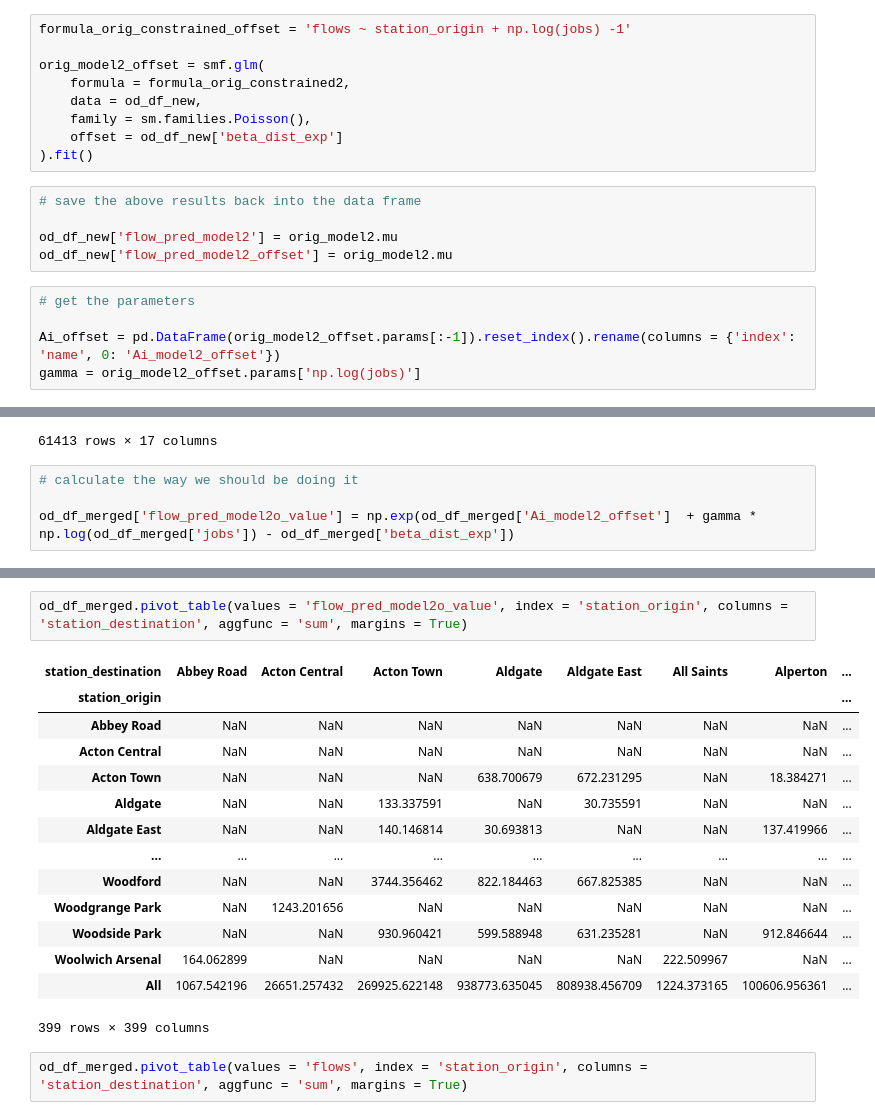
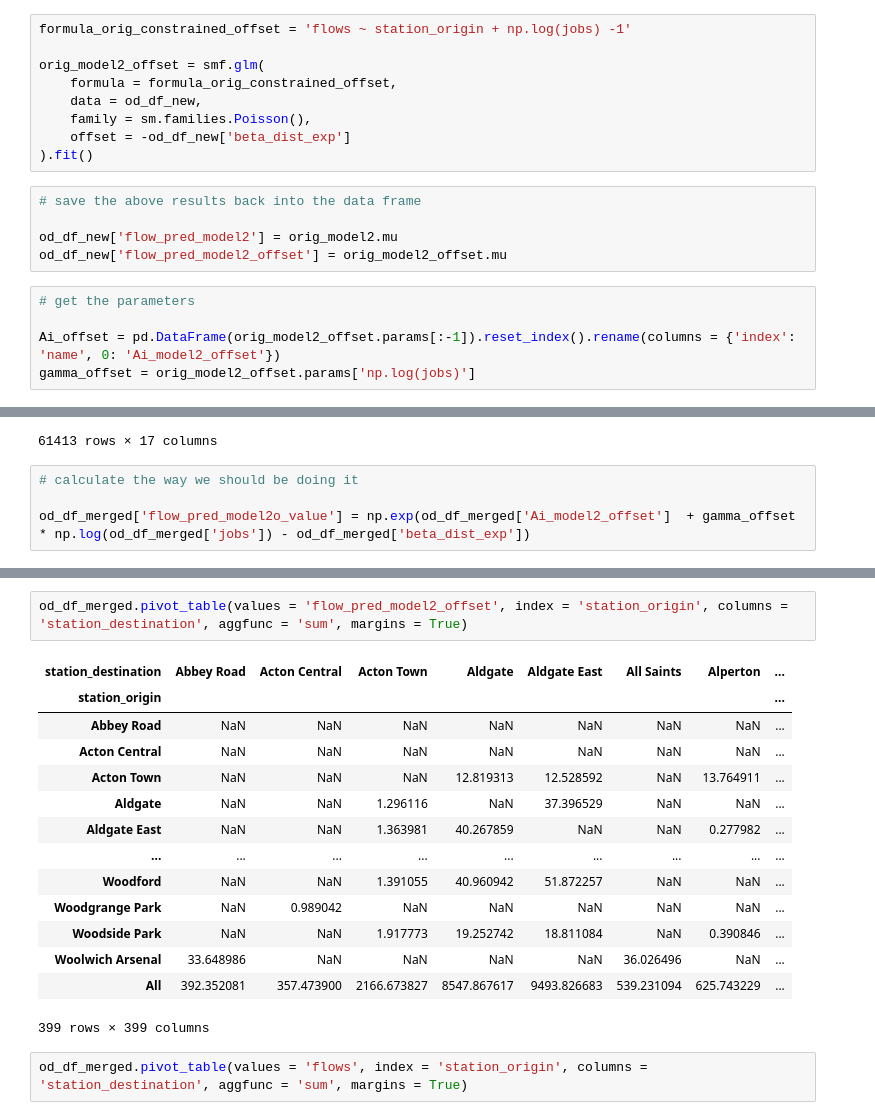
Before and after one commit to sokimura39/Urban_Simulation_Report, a Jupyter notebook: 02_spatial_interaction.ipynb, the cells around one changed output, grey strips where cells are left out. Saved outputs shown, nothing was run; the diff lists cells and outputs as text.

Commit message:
Updated model

```diff
--- a/02_spatial_interaction.ipynb
+++ b/02_spatial_interaction.ipynb
@@ -507,18 +507,18 @@ orig_model2= smf.glm(
 formula_orig_constrained_offset = 'flows ~ station_origin + np.log(jobs) -1'
 
 orig_model2_offset = smf.glm(
-    formula = formula_orig_constrained2,
+    formula = formula_orig_constrained_offset,
     data = od_df_new,
     family = sm.families.Poisson(),
-    offset = od_df_new['beta_dist_exp']
+    offset = -od_df_new['beta_dist_exp']
 ).fit()
 # %%
 # save the above results back into the data frame
 
 od_df_new['flow_pred_model2'] = orig_model2.mu
-od_df_new['flow_pred_model2_offset'] = orig_model2.mu
+od_df_new['flow_pred_model2_offset'] = orig_model2_offset.mu
 # %%
 # get the parameters
 
 Ai_offset = pd.DataFrame(orig_model2_offset.params[:-1]).reset_index().rename(columns = {'index': 'name', 0: 'Ai_model2_offset'})
-gamma = orig_model2_offset.params['np.log(jobs)']
+gamma_offset = orig_model2_offset.params['np.log(jobs)']
@@ -568,4 +572,4 @@ od_df_merged
 # %%
 # calculate the way we should be doing it
 
-od_df_merged['flow_pred_model2o_value'] = np.exp(od_df_merged['Ai_model2_offset']  + gamma * np.log(od_df_merged['jobs']) - od_df_merged['beta_dist_exp'])
+od_df_merged['flow_pred_model2o_value'] = np.exp(od_df_merged['Ai_model2_offset']  + gamma_offset * np.log(od_df_merged['jobs']) - od_df_merged['beta_dist_exp'])
@@ -572,19 +592,19 @@ od_df_merged['flow_pred_model2o_value'] = np.exp(od_df_merged['Ai_model2_offset'
 # %%
-od_df_merged.pivot_table(values = 'flow_pred_model2o_value', index = 'station_origin', columns = 'station_destination', aggfunc = 'sum', margins = True)
+od_df_merged.pivot_table(values = 'flow_pred_model2_offset', index = 'station_origin', columns = 'station_destination', aggfunc = 'sum', margins = True)
 # %% [output]
 | station_destination | Abbey Road | Acton Central | Acton Town | Aldgate | Aldgate East | All Saints | Alperton | ... |
 | station_origin |  |  |  |  |  |  |  | ... |
 | Abbey Road | NaN | NaN | NaN | NaN | NaN | NaN | NaN | ... |
 | Acton Central | NaN | NaN | NaN | NaN | NaN | NaN | NaN | ... |
-| Acton Town | NaN | NaN | NaN | 638.700679 | 672.231295 | NaN | 18.384271 | ... |
-| Aldgate | NaN | NaN | 133.337591 | NaN | 30.735591 | NaN | NaN | ... |
-| Aldgate East | NaN | NaN | 140.146814 | 30.693813 | NaN | NaN | 137.419966 | ... |
+| Acton Town | NaN | NaN | NaN | 12.819313 | 12.528592 | NaN | 13.764911 | ... |
+| Aldgate | NaN | NaN | 1.296116 | NaN | 37.396529 | NaN | NaN | ... |
+| Aldgate East | NaN | NaN | 1.363981 | 40.267859 | NaN | NaN | 0.277982 | ... |
 | ... | ... | ... | ... | ... | ... | ... | ... | ... |
-| Woodford | NaN | NaN | 3744.356462 | 822.184463 | 667.825385 | NaN | NaN | ... |
-| Woodgrange Park | NaN | 1243.201656 | NaN | NaN | NaN | NaN | NaN | ... |
-| Woodside Park | NaN | NaN | 930.960421 | 599.588948 | 631.235281 | NaN | 912.846644 | ... |
-| Woolwich Arsenal | 164.062899 | NaN | NaN | NaN | NaN | 222.509967 | NaN | ... |
-| All | 1067.542196 | 26651.257432 | 269925.622148 | 938773.635045 | 808938.456709 | 1224.373165 | 100606.956361 | ... |
+| Woodford | NaN | NaN | 1.391055 | 40.960942 | 51.872257 | NaN | NaN | ... |
+| Woodgrange Park | NaN | 0.989042 | NaN | NaN | NaN | NaN | NaN | ... |
+| Woodside Park | NaN | NaN | 1.917773 | 19.252742 | 18.811084 | NaN | 0.390846 | ... |
+| Woolwich Arsenal | 33.648986 | NaN | NaN | NaN | NaN | 36.026496 | NaN | ... |
+| All | 392.352081 | 357.473900 | 2166.673827 | 8547.867617 | 9493.826683 | 539.231094 | 625.743229 | ... |
 399 rows × 399 columns
 # %%
 od_df_merged.pivot_table(values = 'flows', index = 'station_origin', columns = 'station_destination', aggfunc = 'sum', margins = True)
```
Also changed, not shown: parts of 7 cells of this notebook, 1 other file.
